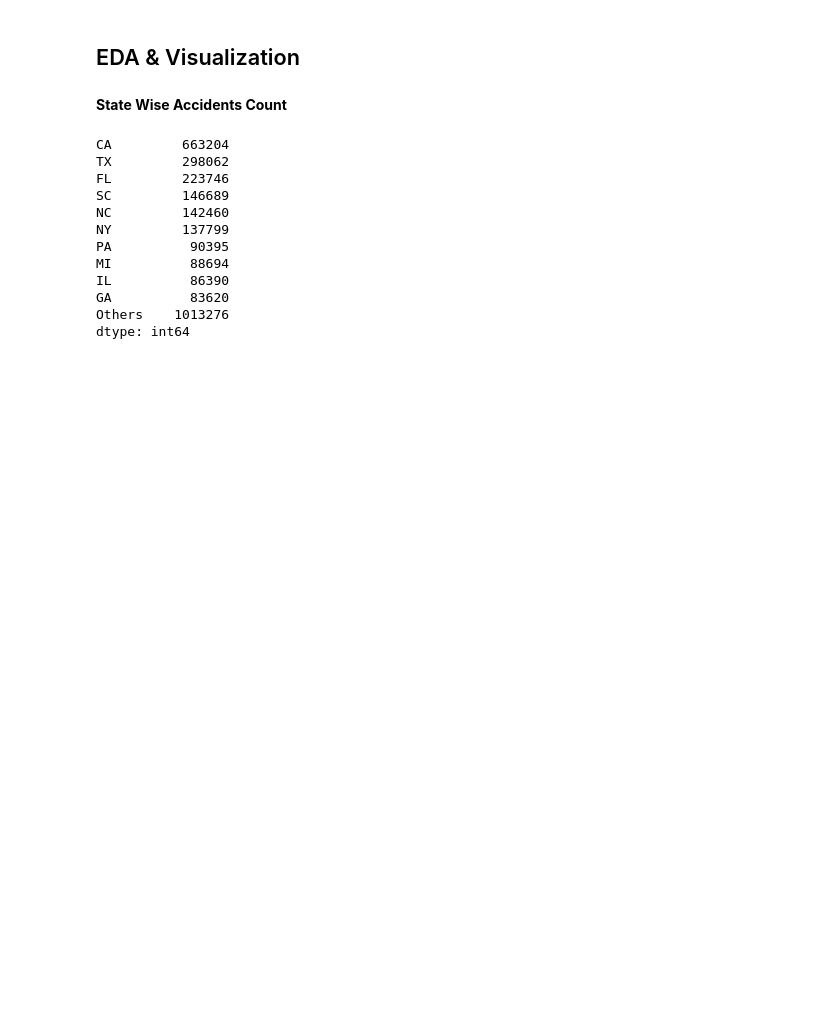
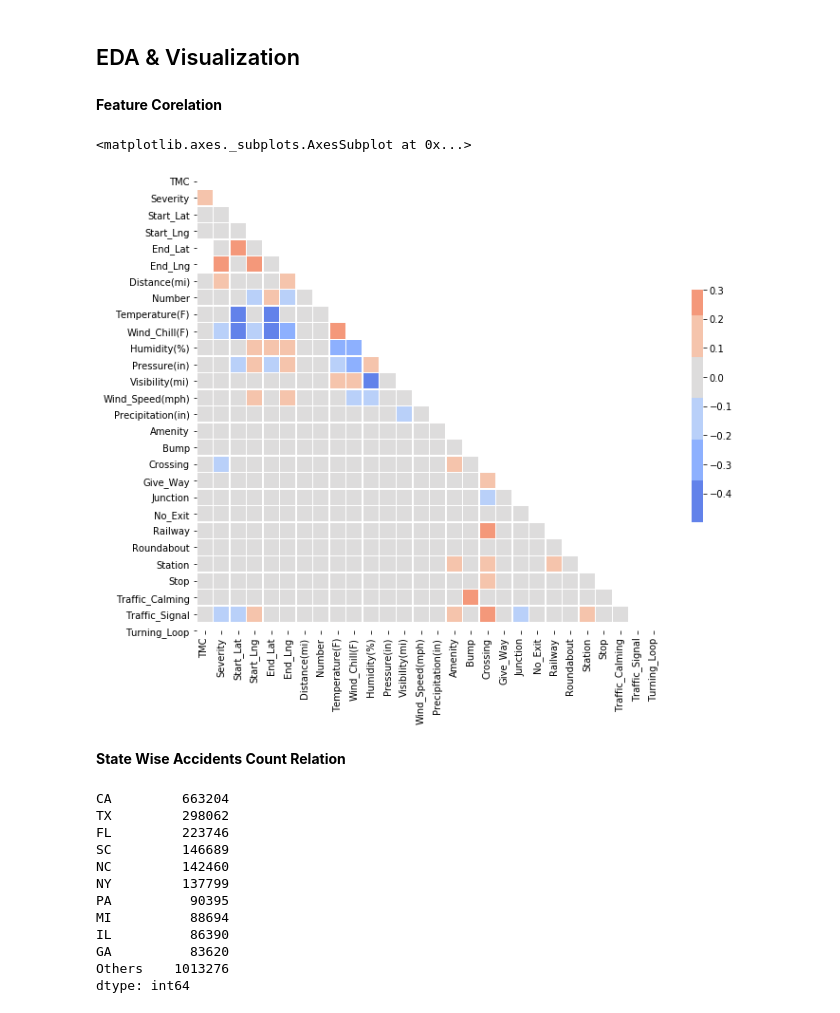
Before and after one commit to kbs-group-9/kbs-group-9.github.io, a Jupyter notebook: notebooks/US Accidents - EDA.ipynb, the cells around one changed output. Drawn from its saved outputs; the diff is of its cells as text; code cells hidden in the pictures; blank space fills up the shorter version.

Commit message:
EDA Notebook updated - Corelation, Weather and Observations added

```diff
--- a/notebooks/US Accidents - EDA.ipynb
+++ b/notebooks/US Accidents - EDA.ipynb
@@ -62,2 +86,5 @@ Index(['ID', 'Source', 'TMC', 'Severity', 'Start_Time', 'End_Time',
+# %%
+data_df['Start_Time'] = pd.to_datetime(data_df['Start_Time'], infer_datetime_format=True)
+data_df['End_Time'] = pd.to_datetime(data_df['Start_Time'], infer_datetime_format=True)
 # %% [markdown]
 ## Feature Generation
@@ -65,0 +93,2 @@ Index(['ID', 'Source', 'TMC', 'Severity', 'Start_Time', 'End_Time',
+# %%
+data_df['Day_of_Week'] = data_df['Start_Time'].dt.day_name()
@@ -66,7 +104,20 @@ Index(['ID', 'Source', 'TMC', 'Severity', 'Start_Time', 'End_Time',
 # %% [markdown]
 ## EDA & Visualization
+# %% [markdown]
+**Feature Corelation**
+# %%
+rs = np.random.RandomState(33)
+corr = data_df.corr()
+mask = np.triu(np.ones_like(corr, dtype=np.bool))
+f, ax = plt.subplots(figsize=(11, 9))
+cmap = sns.color_palette("coolwarm", 7)
+sns.heatmap(corr, mask=mask, cmap=cmap, vmax=.3, center=0,
+            square=True, linewidths=.5, cbar_kws={"shrink": .5})
+# %% [output]
+<matplotlib.axes._subplots.AxesSubplot at 0x...>
+[figure, added]
 # %% [markdown]
-**State Wise Accidents Count**
+**State Wise Accidents Count Relation**
 # %%
 state_accidents_count = data_df['State'].value_counts()
 state_accidents_count_top_10 = state_accidents_count.iloc[:10]
```
Also changed, not shown: parts of 16 cells of this notebook, 1 other file.
